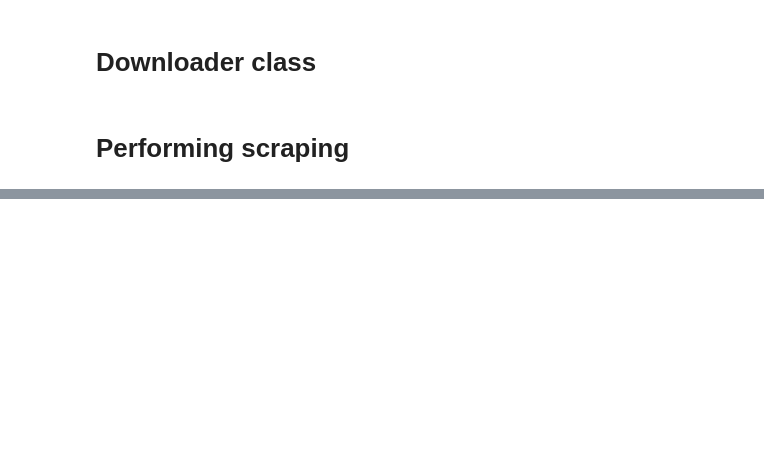
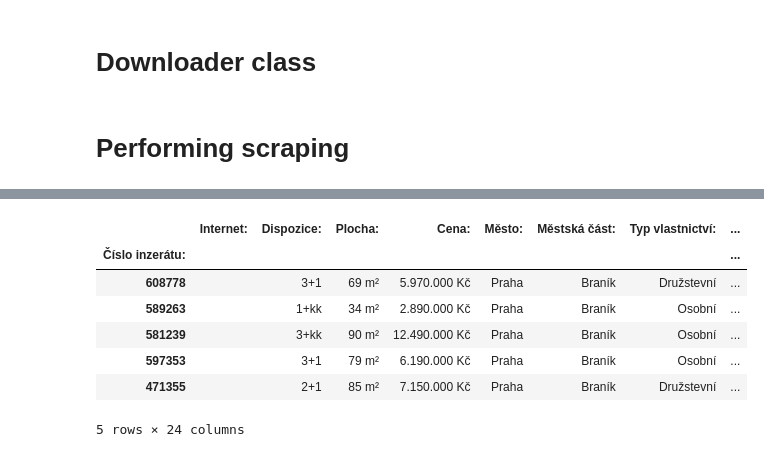
Before and after one commit to luutomas/PythonProject, a Jupyter notebook: Project_str.ipynb, the cells around one changed output, grey strips where cells are left out. Drawn from its saved outputs; the diff is of its cells as text; code cells hidden in the pictures; blank space fills up the shorter version.

```diff
--- a/Project_str.ipynb
+++ b/Project_str.ipynb
@@ -326,0 +376,11 @@ dl.database
+# %%
+dl.df
+# %% [output]
+|  | Internet: | Dispozice: | Plocha: | Cena: | Město: | Městská část: | Typ vlastnictví: | ... |
+| Číslo inzerátu: |  |  |  |  |  |  |  | ... |
+| 608778 |  | 3+1 | 69 m² | 5.970.000 Kč | Praha | Braník | Družstevní | ... |
+| 589263 |  | 1+kk | 34 m² | 2.890.000 Kč | Praha | Braník | Osobní | ... |
+| 581239 |  | 3+kk | 90 m² | 12.490.000 Kč | Praha | Braník | Osobní | ... |
+| 597353 |  | 3+1 | 79 m² | 6.190.000 Kč | Praha | Braník | Osobní | ... |
+| 471355 |  | 2+1 | 85 m² | 7.150.000 Kč | Praha | Braník | Družstevní | ... |
+5 rows × 24 columns
```
Also changed, not shown: parts of 8 cells of this notebook.
